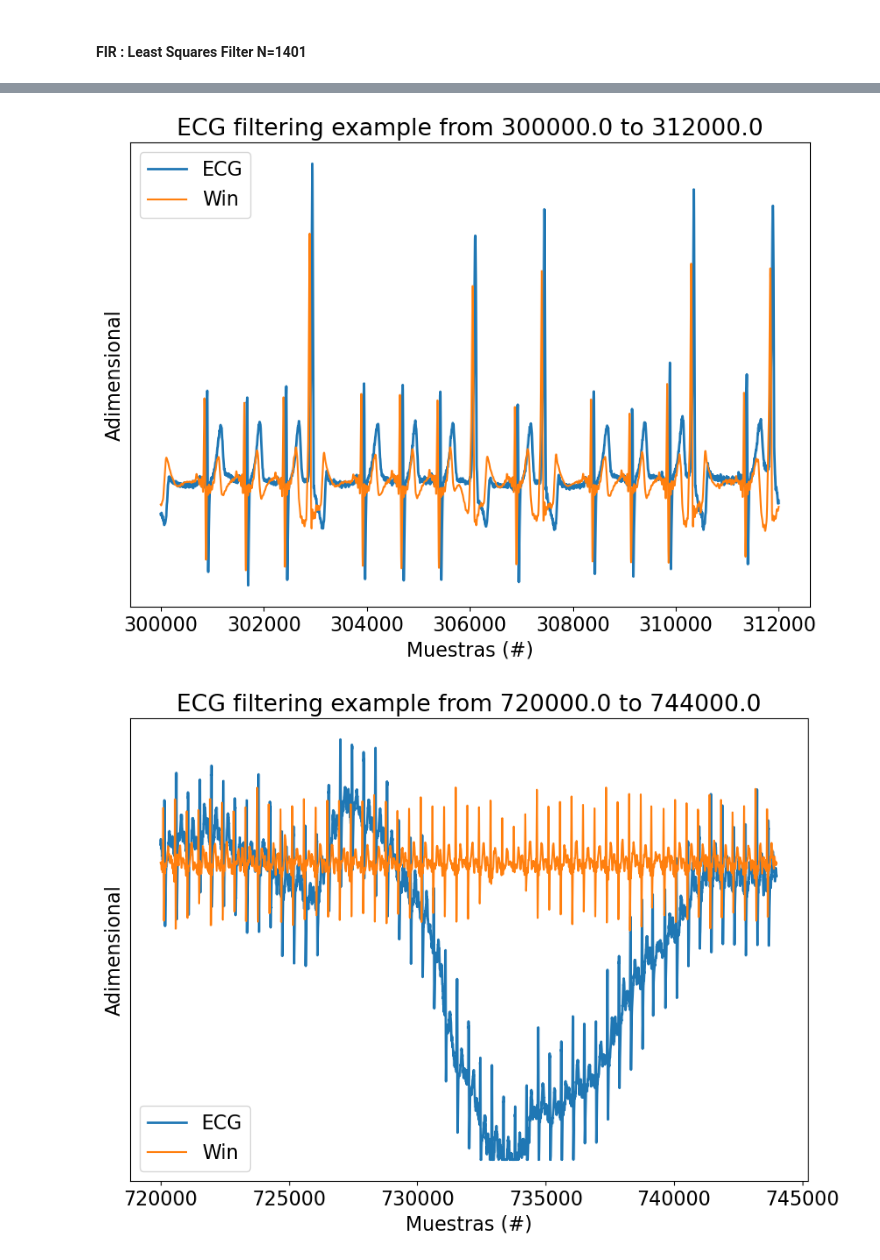
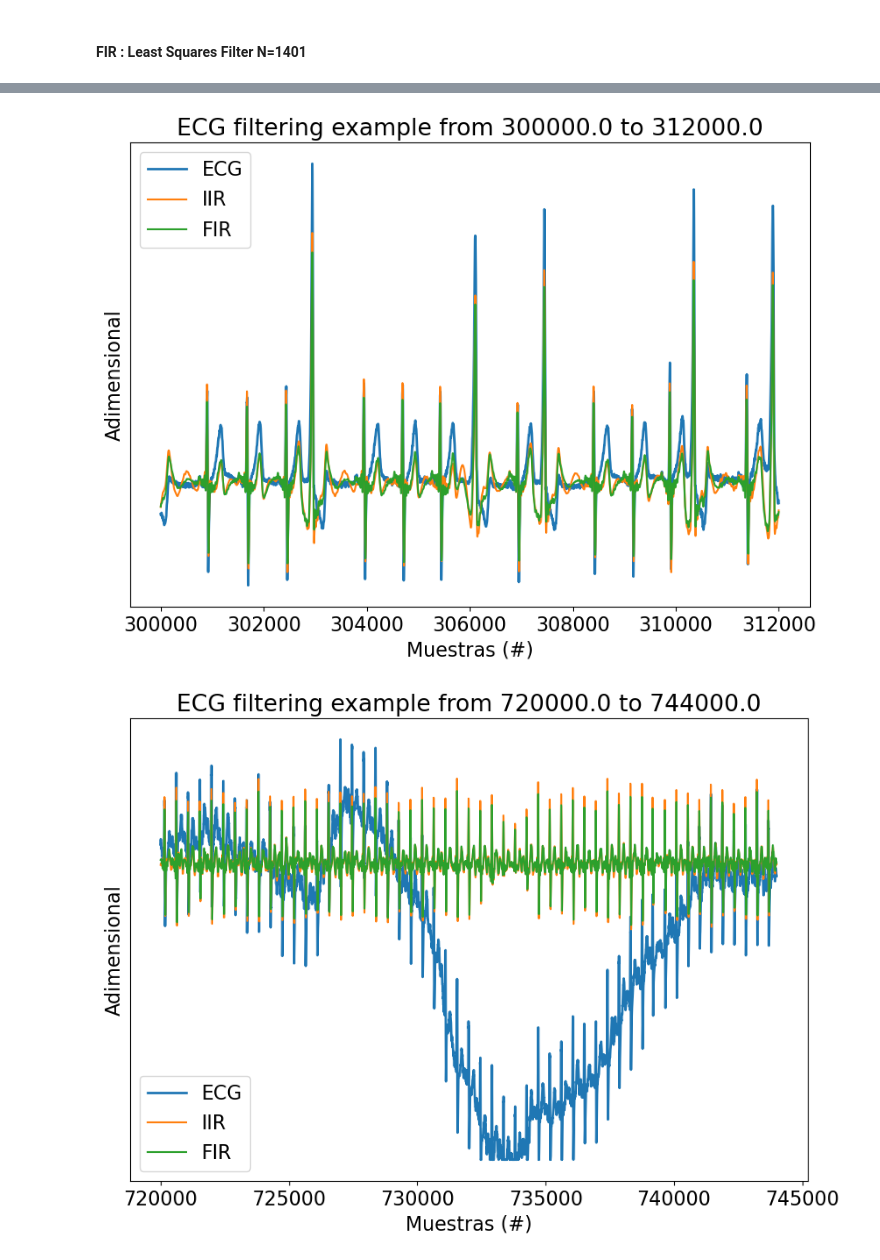
Before and after one commit to usandomir/TC2, a Jupyter notebook: TPS9.ipynb, the cells around one changed output, grey strips where cells are left out. Cells and saved outputs as stored; diff of their text form; code cells hidden in the pictures.

```diff
--- a/TPS9.ipynb
+++ b/TPS9.ipynb
@@ -356,42 +363,42 @@ impz(num_win)
 # %%
 # IIR
-# ECG_f_butt = sig.sosfilt(iir_cheby2, ecg_one_lead)
+ECG_f_iir = sig.sosfiltfilt(iir_cheby2_sos, ecg_one_lead)
 
 # FIR
-ECG_f_win = sig.lfilter(num_win, den, ecg_one_lead)
+ECG_f_fir = sig.filtfilt(num_win, den, ecg_one_lead)
 # %%
 # demora = int(...)
 # calcule la demora para cada caso, dicha demora adelantará la señal de salida, como puede ver más abajo.
-demora = 750
+demora = 0
 
 
 # Segmentos de interés con ALTA contaminación
 
 regs_interes = (
         np.array([5, 5.2]) *60*fs, # minutos a muestras
         np.array([12, 12.4]) *60*fs, # minutos a muestras
         np.array([15, 15.2]) *60*fs, # minutos a muestras
         )
 
 for ii in regs_interes:
 
     # intervalo limitado de 0 a cant_muestras
     zoom_region = np.arange(np.max([0, ii[0]]), np.min([cant_muestras, ii[1]]), dtype='uint')
 
     plt.figure(figsize=(fig_sz_x, fig_sz_y), dpi= fig_dpi, facecolor='w', edgecolor='k')
     plt.plot(zoom_region, ecg_one_lead[zoom_region], label='ECG', linewidth=2)
-    #plt.plot(zoom_region, ECG_f_butt[zoom_region], label='Butter')
-    plt.plot(zoom_region, ECG_f_win[zoom_region + demora], label='Win')
+    plt.plot(zoom_region, ECG_f_iir[zoom_region], label='IIR')
+    plt.plot(zoom_region, ECG_f_fir[zoom_region + demora], label='FIR')
 
     plt.title('ECG filtering example from ' + str(ii[0]) + ' to ' + str(ii[1]) )
     plt.ylabel('Adimensional')
     plt.xlabel('Muestras (#)')
 
     axes_hdl = plt.gca()
     axes_hdl.legend()
     axes_hdl.set_yticks(())
 
     plt.show()
 # %% [output]
-[figure, old version]
+[figure, new version]
-[figure, old version]
+[figure, new version]
```
Also changed, not shown: parts of 7 cells of this notebook.
